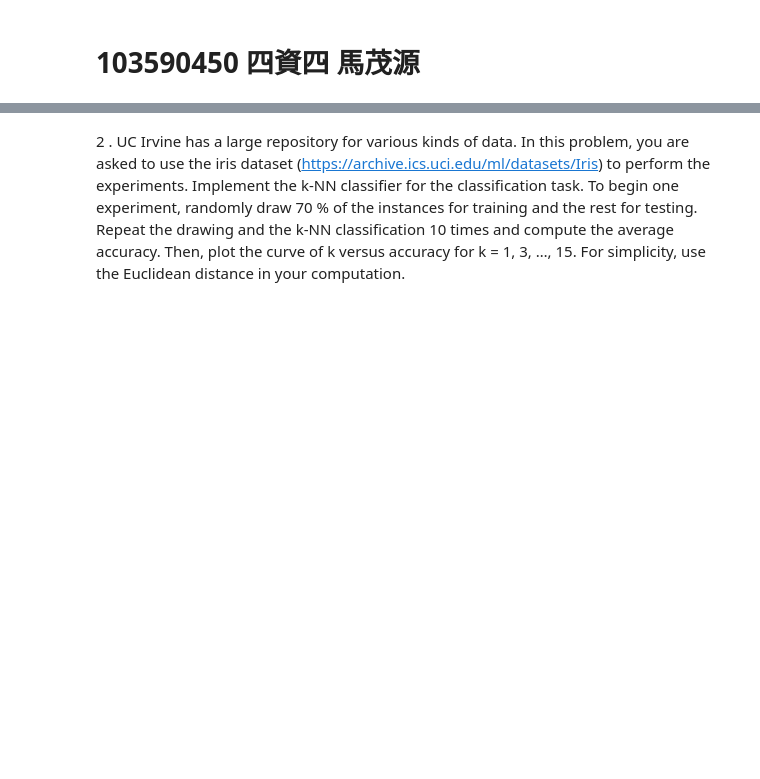
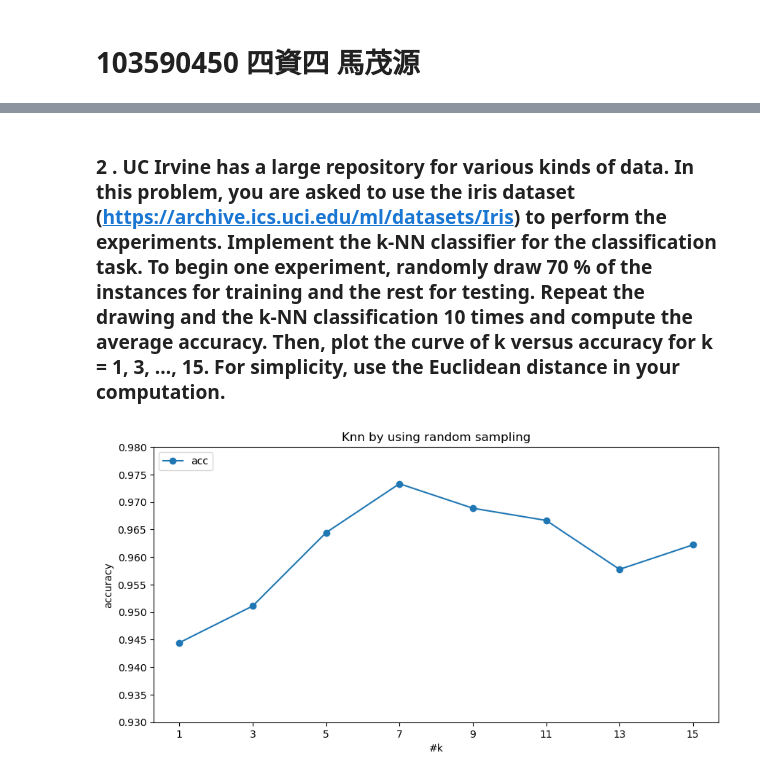
Before and after one commit to brian41005/NTUT-Machine-Learning-Spring-2018, a Jupyter notebook: HW1/ML HW1.ipynb, the cells around one changed output, grey strips where cells are left out. Cells and saved outputs as stored; diff of their text form; code cells hidden in the pictures; blank space fills up the shorter version.

```diff
--- a/HW1/ML HW1.ipynb
+++ b/HW1/ML HW1.ipynb
@@ -14,0 +24,3 @@ P(really infected | prevalence) = precision = ![precision](https://latex.codecog
+# %%
+iris = load_iris()
+print(iris.DESCR)
@@ -15,2 +45,2 @@ P(really infected | prevalence) = precision = ![precision](https://latex.codecog
 # %% [markdown]
-2 . UC Irvine has a large repository for various kinds of data. In this problem, you are asked to use the iris dataset (https://archive.ics.uci.edu/ml/datasets/Iris) to perform the experiments. Implement the k-NN classifier for the classification task. To begin one experiment, randomly draw 70 % of the instances for training and the rest for testing. Repeat the drawing and the k-NN classification 10 times and compute the average accuracy. Then, plot the curve of k versus accuracy for k = 1, 3, …, 15. For simplicity, use the Euclidean distance in your computation.
+### 2 . UC Irvine has a large repository for various kinds of data. In this problem, you are asked to use the iris dataset (https://archive.ics.uci.edu/ml/datasets/Iris) to perform the experiments. Implement the k-NN classifier for the classification task. To begin one experiment, randomly draw 70 % of the instances for training and the rest for testing. Repeat the drawing and the k-NN classification 10 times and compute the average accuracy. Then, plot the curve of k versus accuracy for k = 1, 3, …, 15. For simplicity, use the Euclidean distance in your computation.
@@ -26,0 +47,2 @@ data = load_iris()
+# %%
+N = 10 #200次的話曲線比較穩定 不過題目說10次就用10次
@@ -26,0 +81,27 @@ data = load_iris()
+# %%
+K = list(range(1, 15+1, 2))
+Knn_acc = []
+for k in K:
+    # Repeat the drawing and the k-NN classification 10 times.
+    acc = []
+
+    for i in range(N):
+        model = MyKNeighborsClassifier(n_neighbors=k)
+        X_train, X_test, y_train, y_test = train_test_split(iris.data, iris.target, test_size=0.3)
+        model.fit(X_train, y_train)
+        acc.append(accuracy_score(y_test, model.predict(X_test)))
+
+    Knn_acc.append(np.mean(acc))
+
+
+fig = plt.figure(figsize=(10, 5), dpi=100, facecolor='white')
+plt.plot(K, Knn_acc, 'o-')
+plt.xticks(np.arange(1, 15+1, 2))
+plt.yticks(np.arange(0.93, 0.98+0.005, 0.005))
+plt.title('Knn by using random sampling')
+plt.ylabel('accuracy')
+plt.xlabel('#k')
+plt.legend(['acc'], loc='upper left')
+plt.show()
+# %% [output]
+[figure, added]
```
Also changed, not shown: parts of 22 cells of this notebook.
